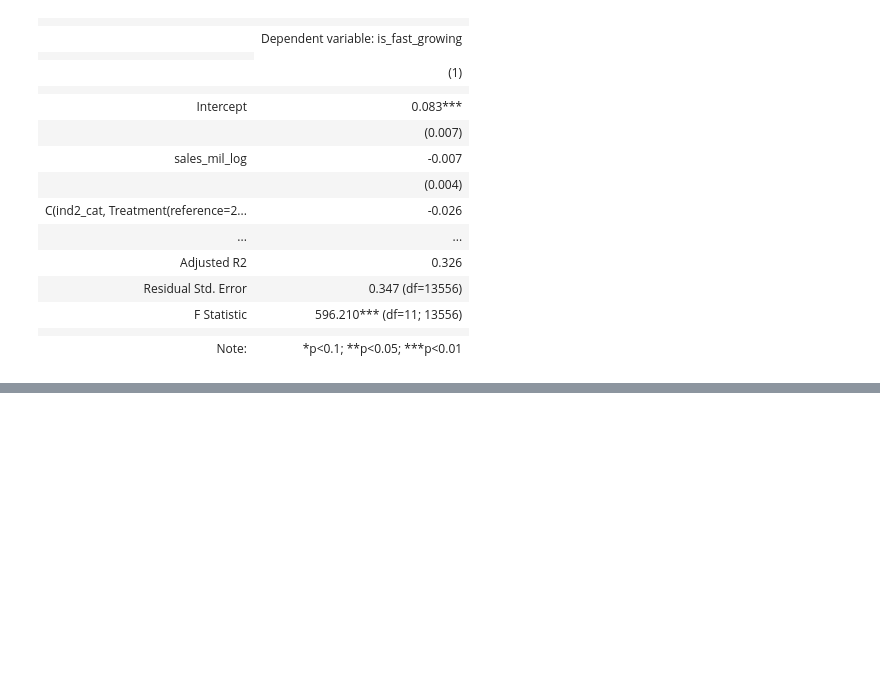
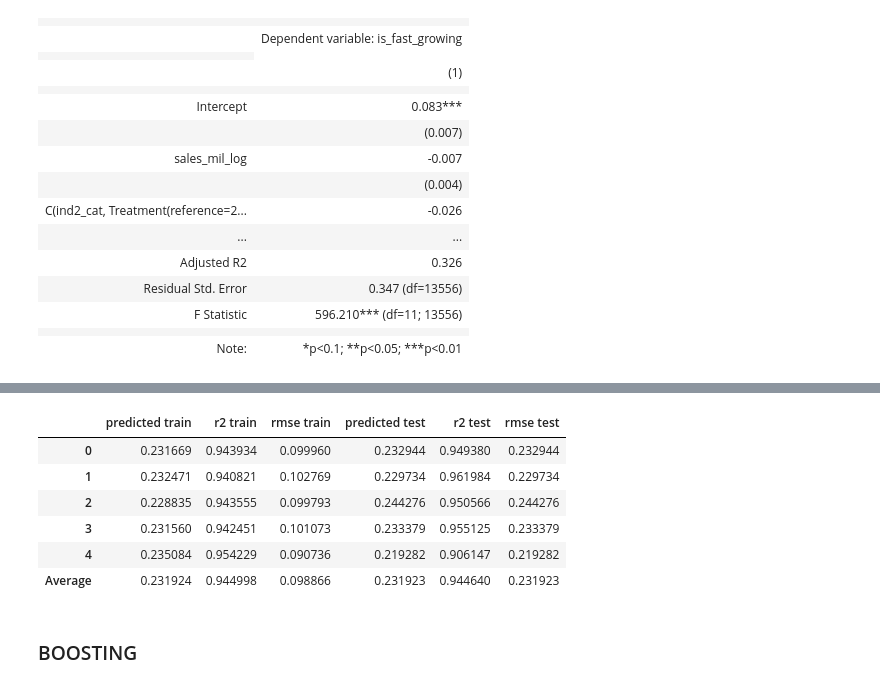
Before and after one commit to 4mbrus/Data-Analysis-3, a Jupyter notebook: Assignment 2/assignment_2.ipynb, the cells around one changed output, grey strips where cells are left out. Saved outputs shown, nothing was run; the diff lists cells and outputs as text; code cells hidden in the pictures; blank space fills up the shorter version.

```diff
--- a/Assignment 2/assignment_2.ipynb
+++ b/Assignment 2/assignment_2.ipynb
@@ -205,0 +428,49 @@ k = KFold(n_splits=5, shuffle=True, random_state=None)
+# %%
+cart = DecisionTreeRegressor(random_state=1234, criterion="squared_error",max_depth=3)
+# %%
+rmse_cart_test, r2_cart_test = [], []
+rmse_cart_train, r2_cart_train = [], []
+pred_cart_test, pred_cart_train = [], []
+
+k = KFold(n_splits=5, shuffle=True, random_state=42)
+
+for train_index, test_index in k.split(rfvars):
+
+    X_train, X_test = rfvars.iloc[train_index], rfvars.iloc[test_index]
+    y_train, y_test = y.iloc[train_index], y.iloc[test_index]
+
+    ### Random Forest Model ###
+    cart_mod = cart.fit(X_train, y_train)
+
+    y_pred_test = rf_mod.predict(X_test)
+    y_pred_train = rf_mod.predict(X_train)
+
+    pred_cart_test.append(y_pred_test.mean())
+    pred_cart_train.append(y_pred_train.mean())
+
+    rmse_cart_test.append(np.sqrt(mean_squared_error(y_test, y_pred_test)))
+    r2_cart_test.append(r2_score(y_test, y_pred_test))
+
+    rmse_cart_train.append(np.sqrt(mean_squared_error(y_train, y_pred_train)))
+    r2_cart_train.append(r2_score(y_train, y_pred_train))
+# %%
+results_cart_mod = {
+        "predicted train": pred_cart_train,
+        "r2 train": r2_cart_train,
+        "rmse train": rmse_cart_train,
+        "predicted test": pred_cart_test,
+        "r2 test": r2_cart_test,
+        "rmse test": pred_cart_test
+    }
+results_cart_mod = pd.concat([pd.DataFrame(results_cart_mod), pd.DataFrame(pd.DataFrame(results_cart_mod).mean(), columns=["Average"]).T])
+results_cart_mod
+# %% [output]
+|  | predicted train | r2 train | rmse train | predicted test | r2 test | rmse test |
+| 0 | 0.231669 | 0.943934 | 0.099960 | 0.232944 | 0.949380 | 0.232944 |
+| 1 | 0.232471 | 0.940821 | 0.102769 | 0.229734 | 0.961984 | 0.229734 |
+| 2 | 0.228835 | 0.943555 | 0.099793 | 0.244276 | 0.950566 | 0.244276 |
+| 3 | 0.231560 | 0.942451 | 0.101073 | 0.233379 | 0.955125 | 0.233379 |
+| 4 | 0.235084 | 0.954229 | 0.090736 | 0.219282 | 0.906147 | 0.219282 |
+| Average | 0.231924 | 0.944998 | 0.098866 | 0.231923 | 0.944640 | 0.231923 |
+# %% [markdown]
+### BOOSTING
```
Also changed, not shown: parts of 23 cells of this notebook.
